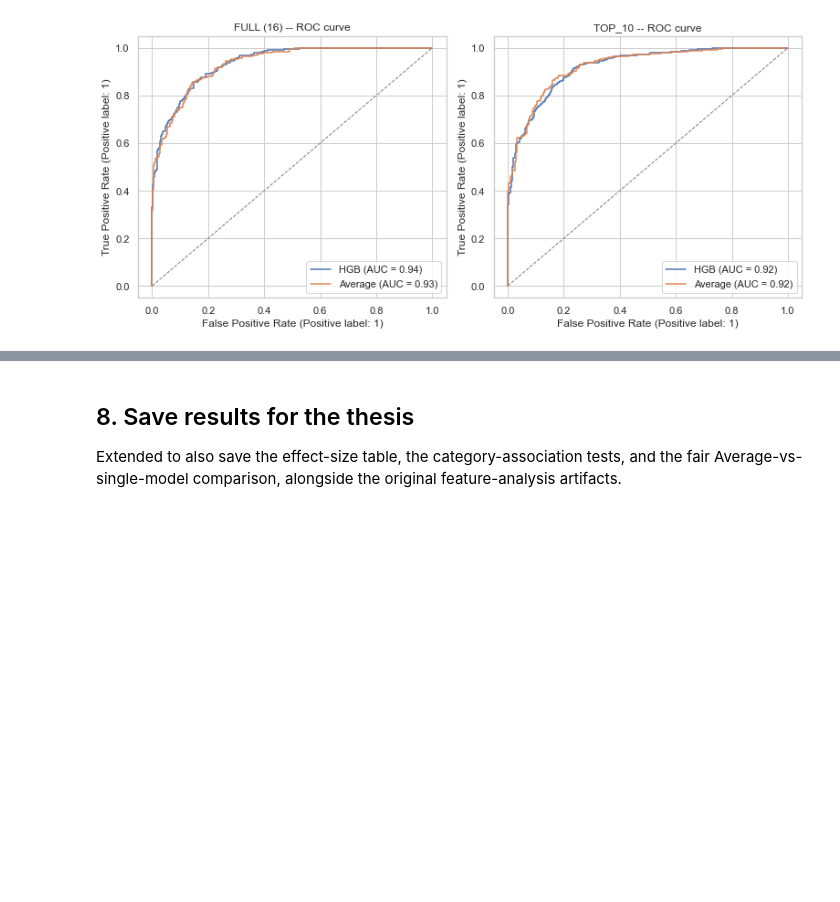
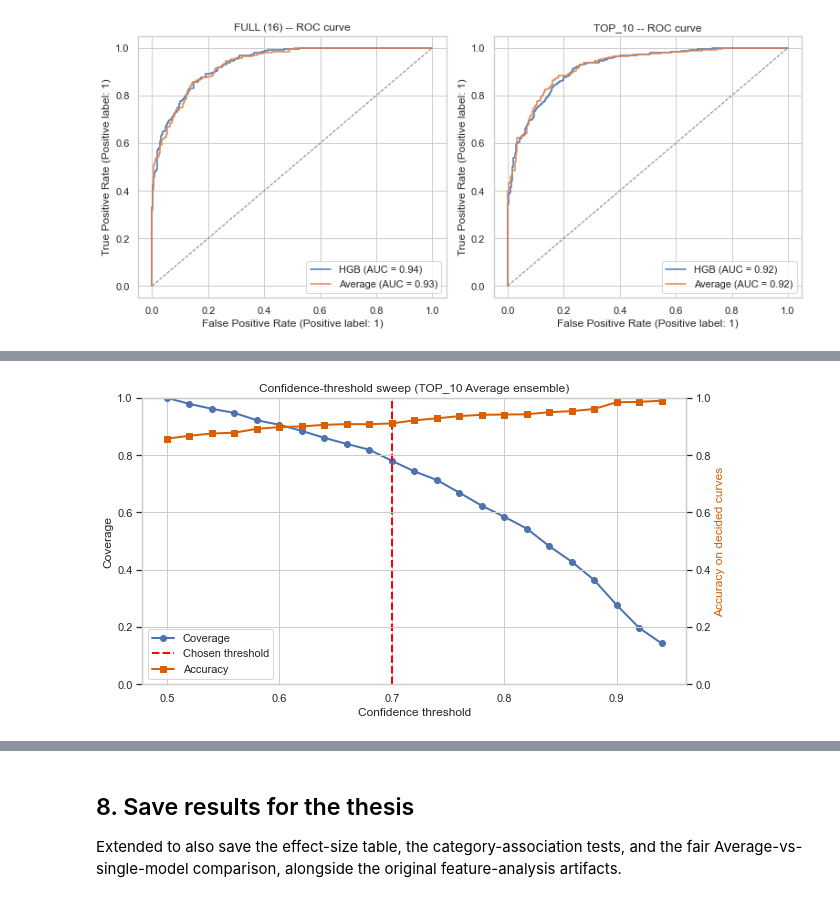
Before and after one commit to prernt/curveql, a Jupyter notebook: gen_testdata/EDA AND FS.ipynb, the cells around one changed output, grey strips where cells are left out. Cells and saved outputs as stored; diff of their text form; code cells hidden in the pictures; blank space fills up the shorter version.

```diff
--- a/gen_testdata/EDA AND FS.ipynb
+++ b/gen_testdata/EDA AND FS.ipynb
@@ -722,6 +722,7 @@ def evaluate_on_holdout(feats, name):
     own -- see train_from_meta.py. The previous version of this cell called
     pipe.fit(X, y) uniformly for all three models, which silently trained HGB on
     unweighted data and understated its performance relative to the deployed model.
+    Ablation Table: FULL(16) vs Top10 vs Top8
     """
     Xs = X16[feats]
     rows = []
@@ -962,0 +1091,55 @@ plt.show()
+# %%
+fig, ax1 = plt.subplots(figsize=(9,5))
+
+ax2 = ax1.twinx()
+
+ax1.plot(
+    threshold_results["Threshold"],
+    threshold_results["Coverage"],
+    marker="o",
+    linewidth=2,
+    label="Coverage"
+)
+
+ax2.plot(
+    threshold_results["Threshold"],
+    threshold_results["Accuracy"],
+    color="#d95f02",
+    marker="s",
+    linewidth=2,
+    label="Accuracy"
+)
+
+ax1.axvline(
+    0.70,
+    color="red",
+    linestyle="--",
+    linewidth=2,
+    label="Chosen threshold"
+)
+
+ax1.set_xlabel("Confidence threshold")
+
+ax1.set_ylabel("Coverage")
+
+ax2.set_ylabel("Accuracy on decided curves", color="#d95f02")
+
+ax1.set_ylim(0,1)
+
+ax2.set_ylim(0,1)
+
+ax1.set_title("Confidence-threshold sweep (TOP_10 Average ensemble)")
+
+lines1, labels1 = ax1.get_legend_handles_labels()
+lines2, labels2 = ax2.get_legend_handles_labels()
+
+ax1.legend(
+    lines1 + lines2,
+    labels1 + labels2,
+    loc="lower left"
+)
+
+plt.tight_layout()
+plt.show()
+# %% [output]
+[figure, added]
```
Also changed, not shown: parts of 5 cells of this notebook.
